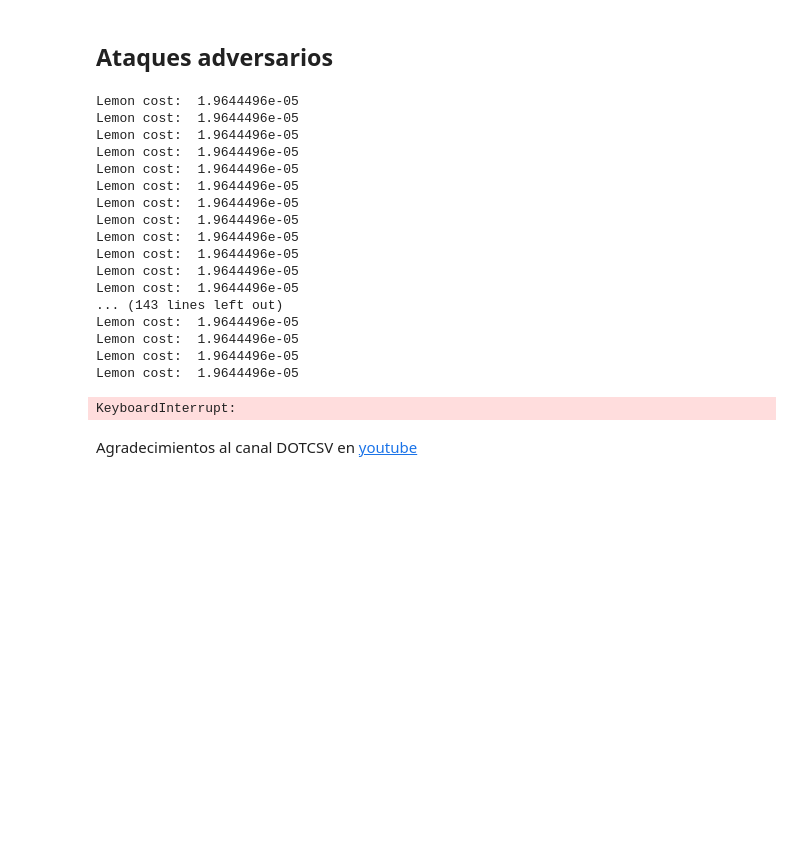
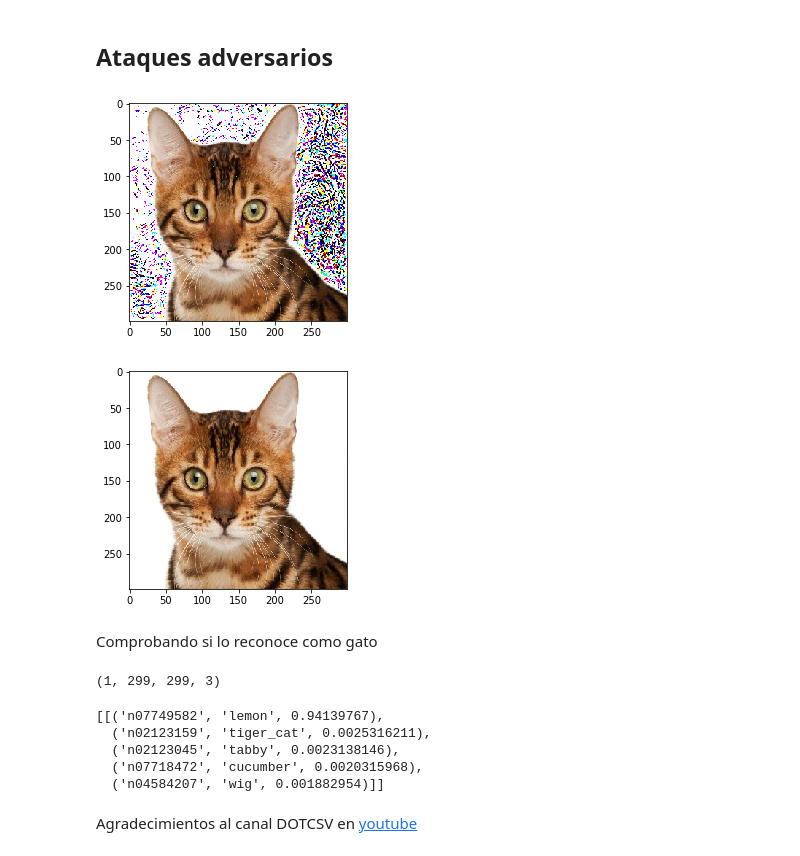
Before and after one commit to ryali93/IA_notebooks, a Jupyter notebook: IA_Notebook_2 - Ataques Adversarios.ipynb, the cells around one changed output. Saved outputs shown, nothing was run; the diff lists cells and outputs as text; code cells hidden in the pictures; blank space fills up the shorter version.

```diff
--- a/IA_Notebook_2 - Ataques Adversarios.ipynb
+++ b/IA_Notebook_2 - Ataques Adversarios.ipynb
@@ -53,7 +62,7 @@ None
 # %%
 from keras.preprocessing import image
 # %%
-x = image.img_to_array(image.load_img("data/hacked.png", target_size=(299, 299)))
+x = image.img_to_array(image.load_img("cat.jpg", target_size=(299, 299)))
 
 # Cambio de rango, 0-255 -> -1, 1
 x /= 255
@@ -93,10 +102,11 @@ adv = np.copy(x)
 
 cost = 0.0
 
-while cost < 0.95:
-    gr, cost = optimize_gradient([adv, 0]) # 0: modo testing
-    adv += gr
-    print("Target cost: ", cost)
+with tf.device('/gpu:0'):
+  while cost < 0.95:
+      gr, cost = optimize_gradient([adv, 0]) # 0: modo testing
+      adv += gr
+      print("Target cost: ", cost)
 # %%
 adv /= 2
 adv += 0.5
@@ -104,6 +114,8 @@ adv *= 255
 
 plt.imshow(adv[0].astype(np.uint8))
 plt.show()
+# %% [output]
+[figure, added]
 # %%
 from PIL import Image
 im = Image.fromarray(adv[0].astype(np.uint8))
@@ -129,38 +141,22 @@ min_pert = x - 0.01
 
 cost = 0.0
 
-while cost < 0.95:
-    gr, cost = optimize_gradient([adv, 0]) # 0: modo testing
-    min_pert+= gr
+with tf.device('/gpu:0'):
+  while cost < 0.95:
+      gr, cost = optimize_gradient([adv, 0]) # 0: modo testing
+      min_pert+= gr
 
-    adv = np.clip(adv, min_pert, max_pert)
-    adv = np.clip(adv, -1, 1)
+      adv = np.clip(adv, min_pert, max_pert)
+      adv = np.clip(adv, -1, 1)
 
-    print("Lemon cost: ", cost)
+      print("Lemon cost: ", cost)
-# %% [output]
-Lemon cost:  1.9644496e-05
-Lemon cost:  1.9644496e-05
-Lemon cost:  1.9644496e-05
-Lemon cost:  1.9644496e-05
-Lemon cost:  1.9644496e-05
-Lemon cost:  1.9644496e-05
-Lemon cost:  1.9644496e-05
-Lemon cost:  1.9644496e-05
-Lemon cost:  1.9644496e-05
-Lemon cost:  1.9644496e-05
-Lemon cost:  1.9644496e-05
-Lemon cost:  1.9644496e-05
-... (143 lines left out)
-Lemon cost:  1.9644496e-05
-Lemon cost:  1.9644496e-05
-Lemon cost:  1.9644496e-05
-Lemon cost:  1.9644496e-05
-KeyboardInterrupt:
 # %%
 adv /= 2
 adv += 0.5
-adv += 255
+adv *= 255
 
 plt.imshow(adv[0].astype(np.uint8))
 plt.show()
+# %% [output]
+[figure, added]
 # %%
@@ -170,2 +166,27 @@ im.save("data/hacked_1.png")
+# %% [markdown]
+Comprobando si lo reconoce como gato
+# %%
+x = image.img_to_array(image.load_img("hacked_1.png", target_size=(299, 299)))
+
+# Cambio de rango, 0-255 -> -1, 1
+x /= 255
+x -= 0.5
+x *= 2
+
+x = x.reshape([1, x.shape[0], x.shape[1], x.shape[2]])
+
+y = iv3.predict(x)
+
+print(x.shape)
+# %% [output]
+(1, 299, 299, 3)
+# %%
+decode_predictions(y)
+# %% [output]
+[[('n07749582', 'lemon', 0.94139767),
+  ('n02123159', 'tiger_cat', 0.0025316211),
+  ('n02123045', 'tabby', 0.0023138146),
+  ('n07718472', 'cucumber', 0.0020315968),
+  ('n04584207', 'wig', 0.001882954)]]
 # %% [markdown]
 Agradecimientos al canal DOTCSV en [youtube](https://www.youtube.com/channel/UCy5znSnfMsDwaLlROnZ7Qbg)
```
Also changed, not shown: parts of 10 cells of this notebook.
